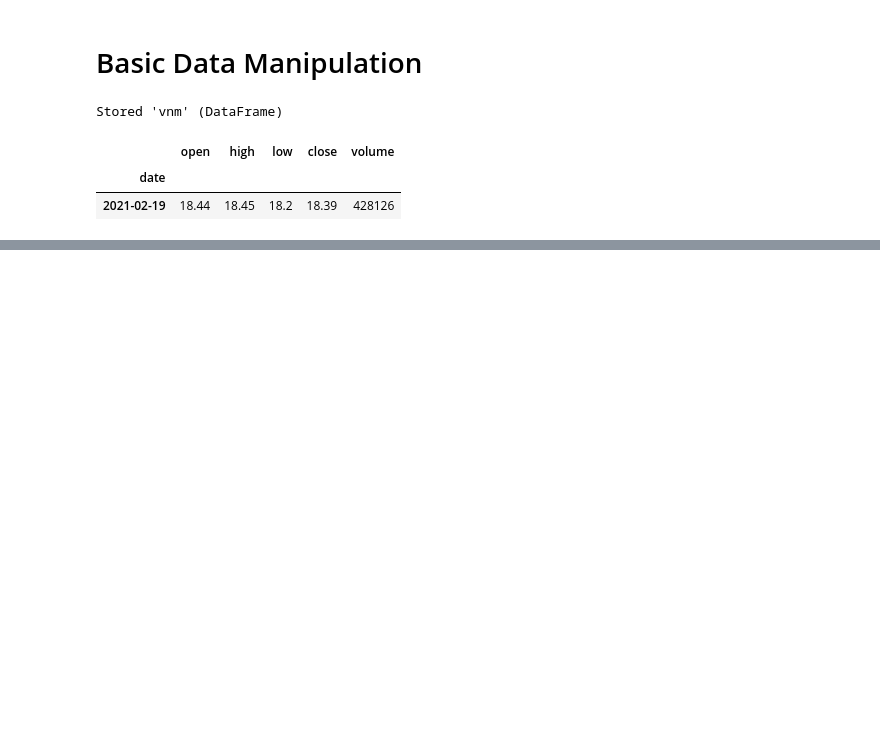
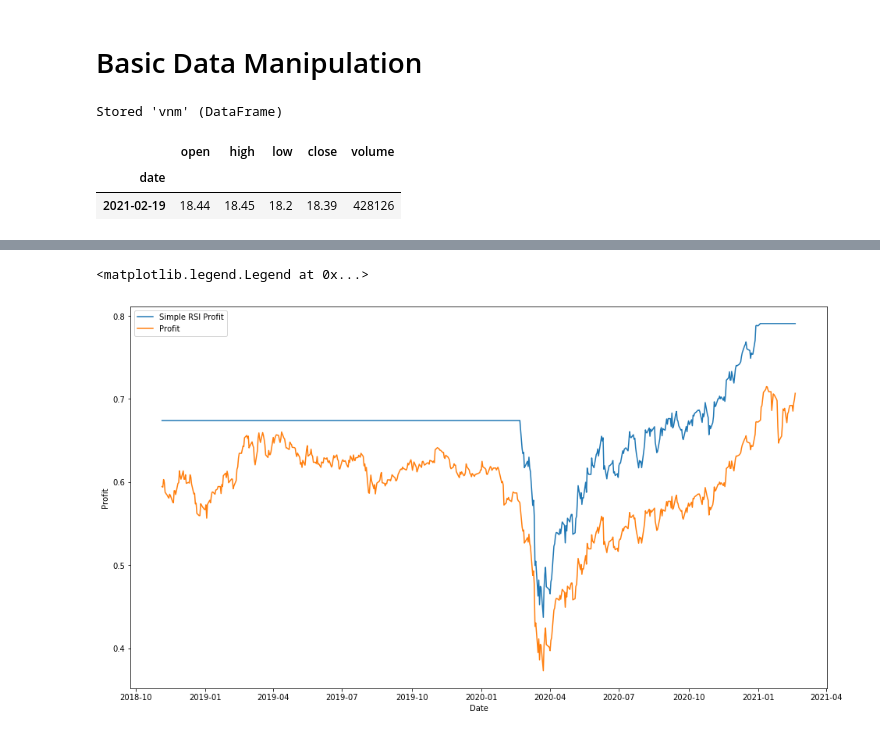
Before and after one commit to haymant/quanotes, a Jupyter notebook: source/handson/data.ipynb, the cells around one changed output, grey strips where cells are left out. Saved outputs shown, nothing was run; the diff lists cells and outputs as text; code cells hidden in the pictures; blank space fills up the shorter version.

Commit message:
1. added simple strategy based on rsi 2. backtested it

```diff
--- a/source/handson/data.ipynb
+++ b/source/handson/data.ipynb
@@ -100,0 +100,25 @@ sns.distplot(daily_return, hist=True, kde=True,
+# %%
+holdings = pd.DataFrame(index=vnm_details.index, data={'Holdings': np.array([np.nan] * vnm_details.index.shape[0])})
+holdings.loc[((vnm_details['rsi'] < 20)), 'Holdings'] = 1
+holdings.loc[((vnm_details['rsi'] > 80)), 'Holdings'] = 0
+holdings.ffill(inplace=True)
+holdings.fillna(0, inplace=True)
+
+holdings['Order'] = holdings.diff()
+holdings.dropna(inplace=True)
+rsiprofit = (holdings['Holdings'].multiply(daily_return)+1).cumprod()
+profit = (daily_return+1).cumprod()
+
+lookback = 600
+# Plot everything by leveraging the very powerful matplotlib package
+fig, ax = plt.subplots(figsize=(16,9))
+
+ax.plot(rsiprofit.index[-lookback:], rsiprofit[-lookback:], label='Simple RSI Profit')
+ax.plot(profit.index[-lookback:], profit[-lookback:], label='Profit')
+
+ax.set_xlabel('Date')
+ax.set_ylabel('Profit')
+ax.legend()
+# %% [output]
+<matplotlib.legend.Legend at 0x...>
+[figure, added]
```
Also changed, not shown: parts of 7 cells of this notebook.
